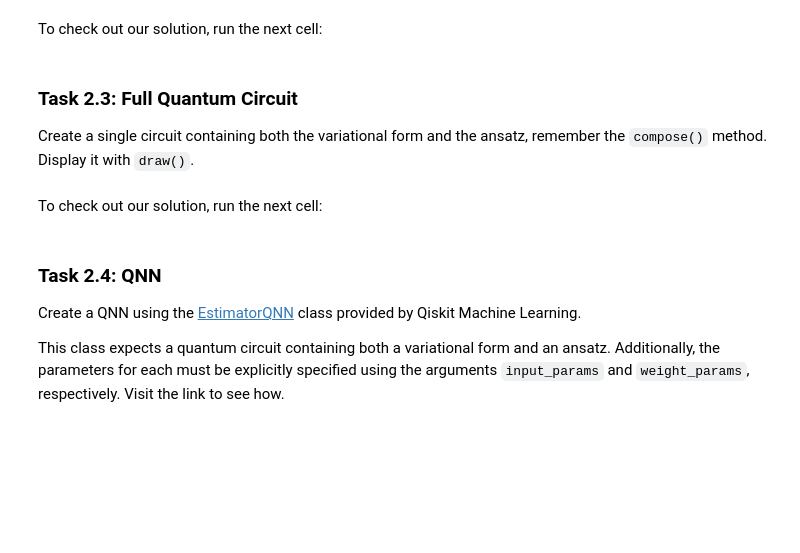
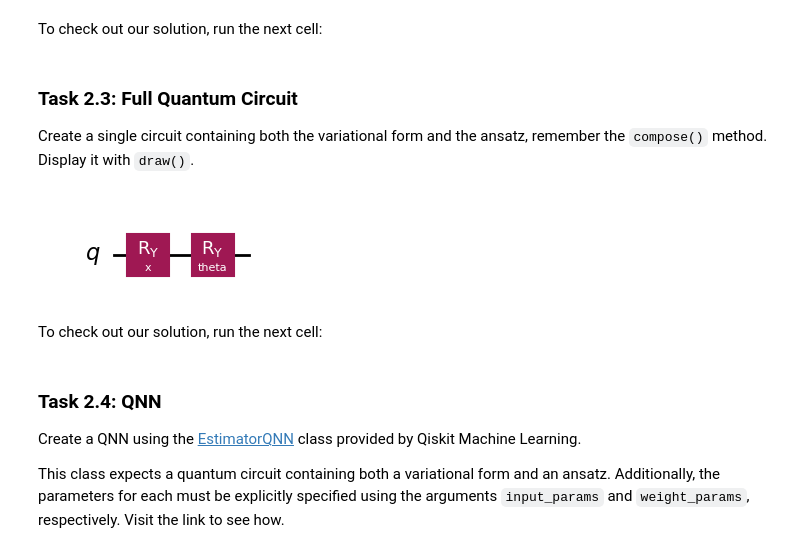
Before and after one commit to james-lucius/qureca_ADEQUATE, a Jupyter notebook: M9_2221_QNNs_2_2_1_Training_a_QNN_Exercises.ipynb, the cells around one changed output. Saved outputs shown, nothing was run; the diff lists cells and outputs as text; code cells hidden in the pictures; blank space fills up the shorter version.

```diff
--- a/M9_2221_QNNs_2_2_1_Training_a_QNN_Exercises.ipynb
+++ b/M9_2221_QNNs_2_2_1_Training_a_QNN_Exercises.ipynb
@@ -103,9 +150,13 @@ Create a feature map that is a quantum circuit with a single gate $R_y$ on a sin
 We need to make $R_y$'s angle argument to be a parameter, by using Qiskit's [Parameter](https://docs.quantum.ibm.com/api/qiskit/qiskit.circuit.Parameter) class. Name it `"x"`. Visit the link to see how.
 # %%
 ## your code goes here
+from qiskit.circuit import Parameter
 
 # create a Parameter named 'x'
+param_x = Parameter("x")
 
 # create a circuit for the feature map
+feature_map = QuantumCircuit(1, name = "fm")
 
 # add the parameterized ry gate
+feature_map.ry(param_x, 0)
@@ -123,7 +176,10 @@ We need to make $R_y$'s angle argument to be a parameter, by using Qiskit's [Par
 ## your code goes here
 
 # create a Parameter named 'theta'
+param_theta = Parameter("theta")
 
 # create a circuit for the ansatz
+ansatz = QuantumCircuit(1, name = "vf")
 
 # add the parameterized ry gate
+ansatz.ry(param_theta, 0)
@@ -138,7 +196,13 @@ Create a single circuit containing both the variational form and the ansatz, rem
 # %%
 ## your code goes here
 
 # create a QuantumCircuit
+qc = QuantumCircuit(1)
+qc.compose(feature_map, inplace = True)
+qc.compose(ansatz, inplace = True)
+qc.draw('mpl')
+# %% [output]
+[figure, added]
 # %% [markdown]
 To check out our solution, run the next cell:
 # %%
```
Also changed, not shown: parts of 13 cells of this notebook.
